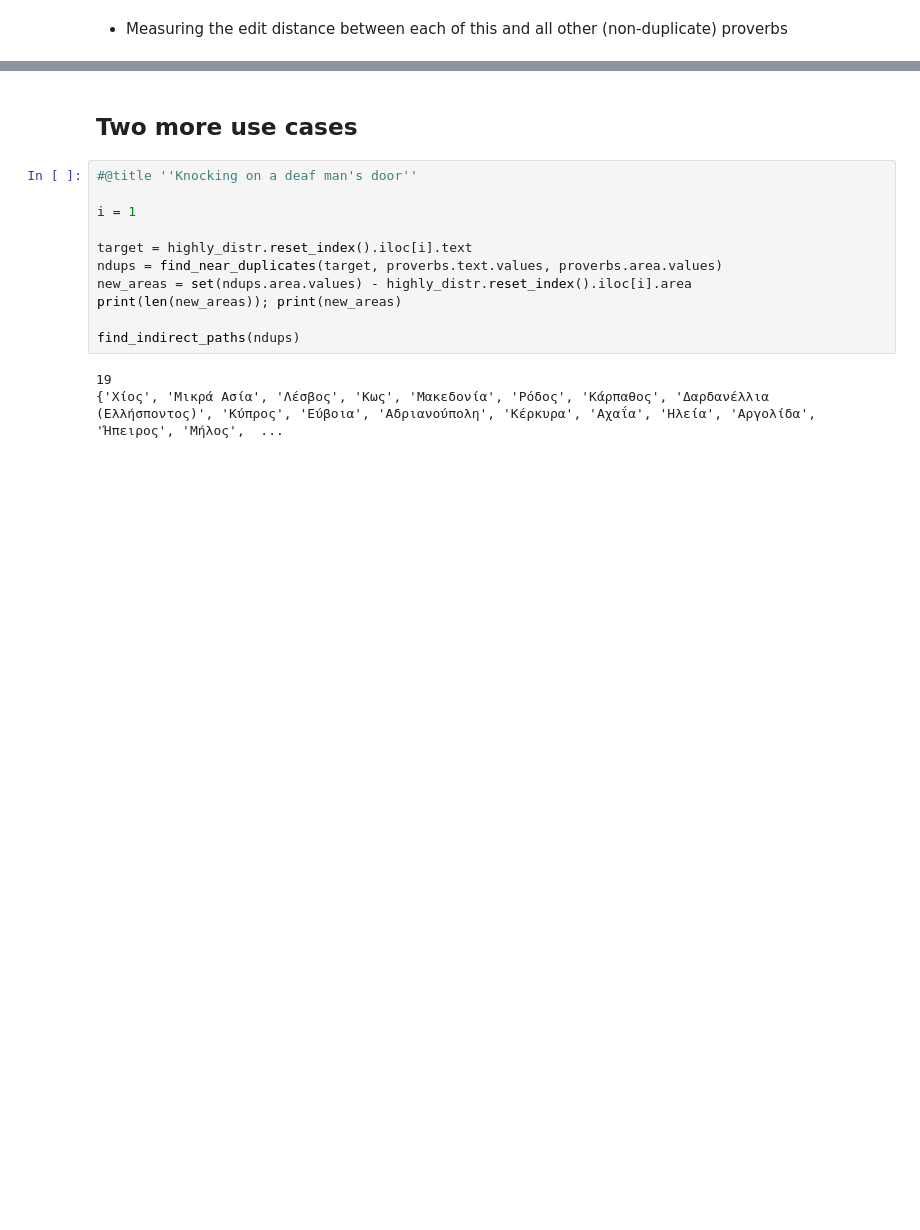
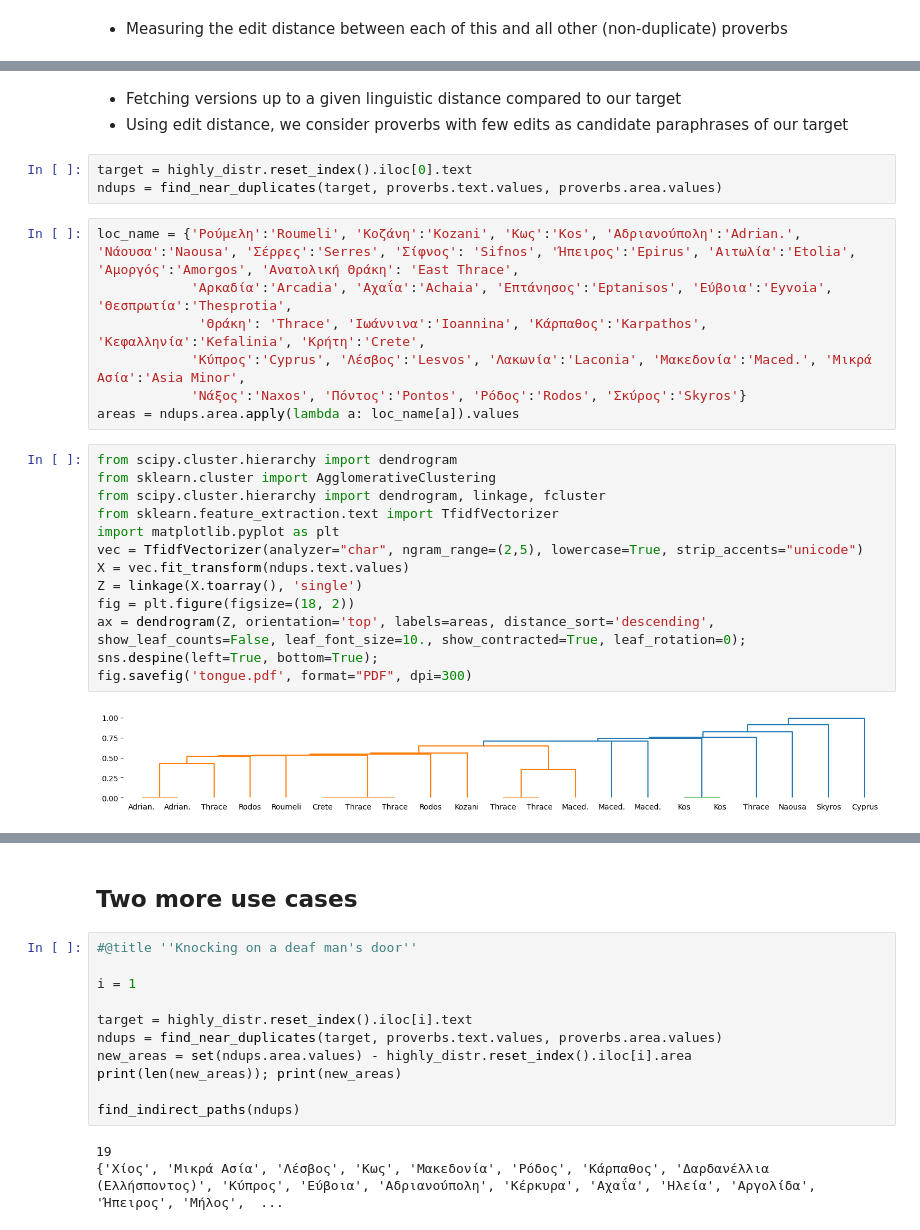
Before and after one commit to ipavlopoulos/greek-proverb-atlas, a Jupyter notebook: propagation.ipynb, the cells around one changed output, grey strips where cells are left out. Saved outputs shown, nothing was run; the diff lists cells and outputs as text; blank space fills up the shorter version.

```diff
--- a/propagation.ipynb
+++ b/propagation.ipynb
@@ -172,0 +187,28 @@ find_indirect_paths(ndups)
+# %% [markdown]
+* Fetching versions up to a given linguistic distance compared to our target
+* Using edit distance, we consider proverbs with few edits as candidate paraphrases of our target
+# %%
+target = highly_distr.reset_index().iloc[0].text
+ndups = find_near_duplicates(target, proverbs.text.values, proverbs.area.values)
+# %%
+loc_name = {'Ρούμελη':'Roumeli', 'Κοζάνη':'Kozani', 'Κως':'Kos', 'Αδριανούπολη':'Adrian.', 'Νάουσα':'Naousa', 'Σέρρες':'Serres', 'Σίφνος': 'Sifnos', 'Ήπειρος':'Epirus', 'Αιτωλία':'Etolia', 'Αμοργός':'Amorgos', 'Ανατολική Θράκη': 'East Thrace',
+            'Αρκαδία':'Arcadia', 'Αχαΐα':'Achaia', 'Επτάνησος':'Eptanisos', 'Εύβοια':'Eyvoia', 'Θεσπρωτία':'Thesprotia',
+             'Θράκη': 'Thrace', 'Ιωάννινα':'Ioannina', 'Κάρπαθος':'Karpathos', 'Κεφαλληνία':'Kefalinia', 'Κρήτη':'Crete',
+            'Κύπρος':'Cyprus', 'Λέσβος':'Lesvos', 'Λακωνία':'Laconia', 'Μακεδονία':'Maced.', 'Μικρά Ασία':'Asia Minor',
+            'Νάξος':'Naxos', 'Πόντος':'Pontos', 'Ρόδος':'Rodos', 'Σκύρος':'Skyros'}
+areas = ndups.area.apply(lambda a: loc_name[a]).values
+# %%
+from scipy.cluster.hierarchy import dendrogram
+from sklearn.cluster import AgglomerativeClustering
+from scipy.cluster.hierarchy import dendrogram, linkage, fcluster
+from sklearn.feature_extraction.text import TfidfVectorizer
+import matplotlib.pyplot as plt
+vec = TfidfVectorizer(analyzer="char", ngram_range=(2,5), lowercase=True, strip_accents="unicode")
+X = vec.fit_transform(ndups.text.values)
+Z = linkage(X.toarray(), 'single')
+fig = plt.figure(figsize=(18, 2))
+ax = dendrogram(Z, orientation='top', labels=areas, distance_sort='descending', show_leaf_counts=False, leaf_font_size=10., show_contracted=True, leaf_rotation=0);
+sns.despine(left=True, bottom=True);
+fig.savefig('tongue.pdf', format="PDF", dpi=300)
+# %% [output]
+[figure, added]
```
Also changed, not shown: parts of 14 cells of this notebook.
